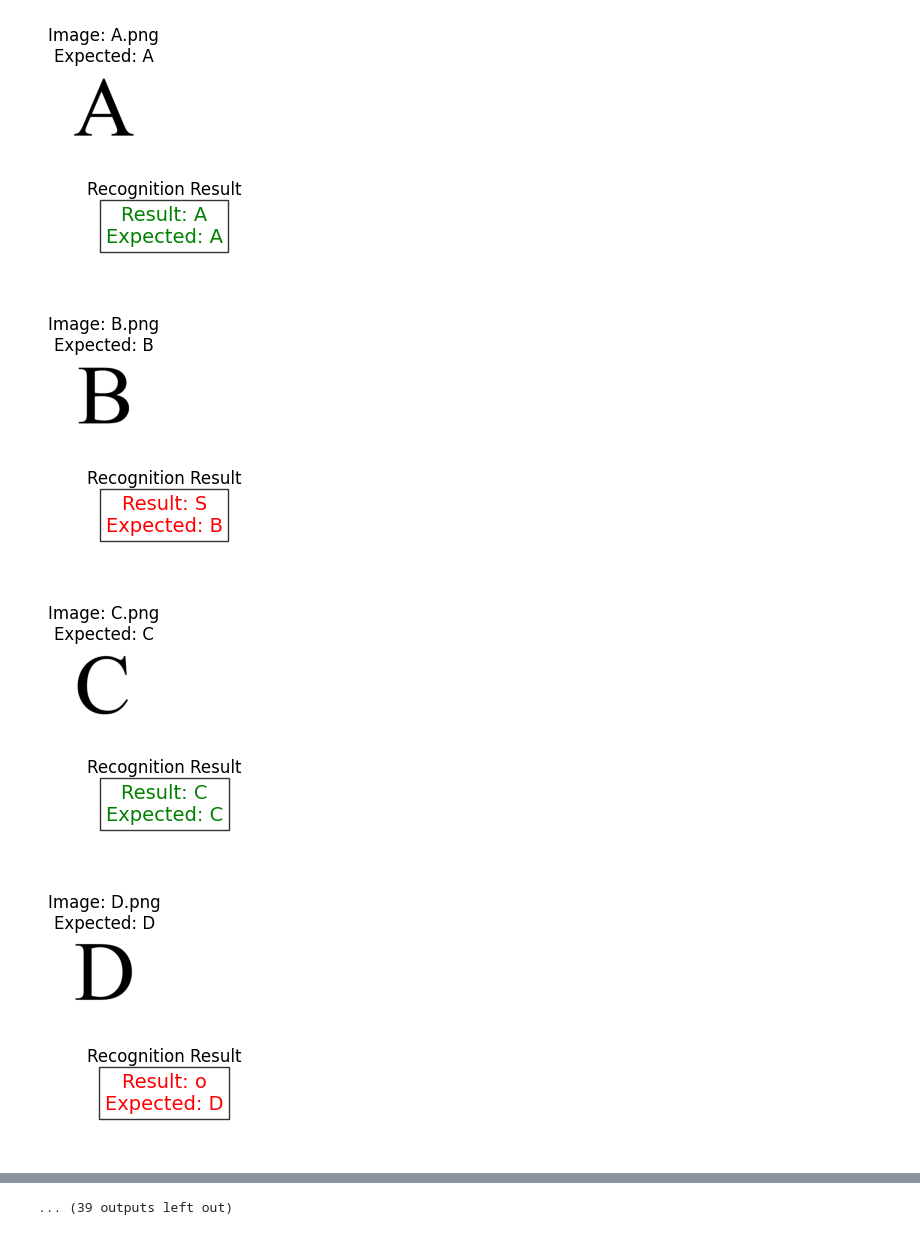
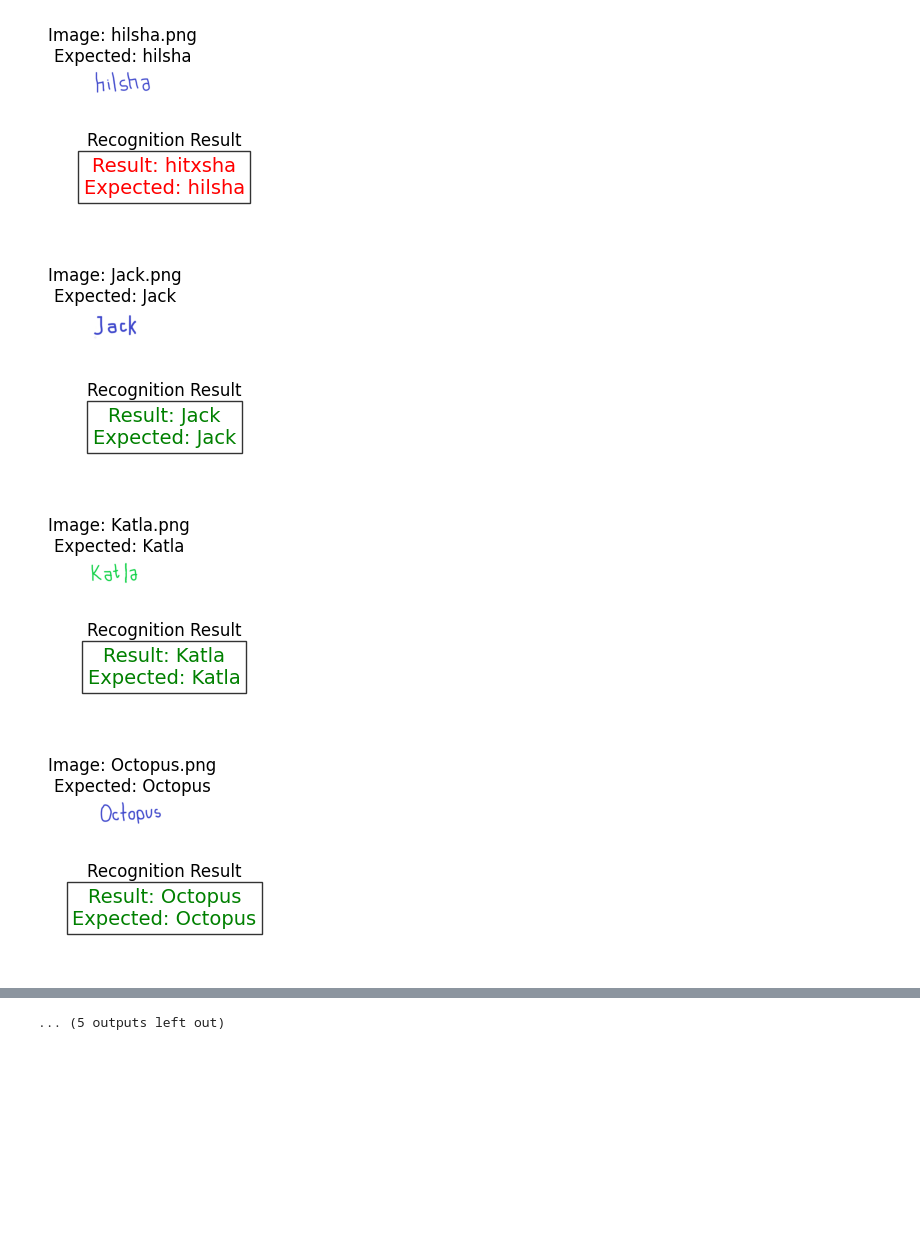
Before and after one commit to MachangDoniel/Alphabet-Detection, a Jupyter notebook: alphabet_detection.ipynb, the cells around one changed output, grey strips where cells are left out. Cells and saved outputs as stored; diff of their text form; code cells hidden in the pictures; blank space fills up the shorter version.

Commit message:
detected hand-written words with high accuracy

```diff
--- a/alphabet_detection.ipynb
+++ b/alphabet_detection.ipynb
@@ -87,15 +85,14 @@ template_dirs = ['datasets/templates/small', 'datasets/templates/capital']
 # Preprocess the template images
 preprocessed_templates = preprocess_templates(template_dirs)
 # %%
-# Function to recognize alphabets from the input image
+# recognize alphabets
 def recognize_alphabets(input_image, preprocessed_templates):
     segments = segment_image(input_image)
     recognized_alphabets = []
-    contours_images = []  # List to store the contour images for visualization
-
+    contours_images = []
     for segment in segments:
         input_processed = preprocess_image(segment)
-        contours_images.append(segment)  # Add the segment image to the contours list
+        contours_images.append(segment)
         max_match_val = -1
         recognized_alphabet = None
 
@@ -104,13 +101,12 @@ def recognize_alphabets(input_image, preprocessed_templates):
                 match_val = compare_images(input_processed, template)
                 if match_val > max_match_val:
                     max_match_val = match_val
-                    recognized_alphabet = os.path.splitext(alphabet_file)[0]  # Extract the alphabet from the filename
+                    recognized_alphabet = os.path.splitext(alphabet_file)[0]
 
         recognized_alphabets.append((recognized_alphabet, max_match_val))
 
-    return recognized_alphabets, contours_images  # Return both recognized alphabets and the contour images
+    return recognized_alphabets, contours_images
 
-# Debugging - Show the test image and combined results
 # Debugging - Show the test image and combined results
 def show_debug_images(test_image, recognized_alphabets, expected_alphabet, image_name, contours_images):
     # Display the test image with title
@@ -121,7 +117,7 @@ def show_debug_images(test_image, recognized_alphabets, expected_alphabet, image
     plt.axis('off')
     plt.show()
 
-    # Display each contour and its recognized alphabet on a separate row
+    # Display each contour and its recognized alphabet
     # num_contours = len(contours_images)
     # plt.figure(figsize=(3, 5 * num_contours))
 
@@ -143,7 +139,7 @@ def show_debug_images(test_image, recognized_alphabets, expected_alphabet, image
     # Combine recognized segments into a single string
     combined_result = ''.join([recognized_alphabet for recognized_alphabet, match_val in recognized_alphabets if recognized_alphabet is not None])
 
-    # Display combined result as a separate image
+    # Display combined result
     plt.figure(figsize=(3, 1))
     plt.text(0.5, 0.7, f"Result: {combined_result}\nExpected: {expected_alphabet}",
              fontsize=14, ha='center', va='center', color='green' if combined_result.replace(' ', '') == expected_alphabet.replace(' ', '') else 'red',
@@ -153,7 +149,6 @@ def show_debug_images(test_image, recognized_alphabets, expected_alphabet, image
     plt.show()
 
 def test_accuracy(test_dir, preprocessed_templates):
-    # Initialize counters for accuracy calculation
     total_images = 0
     correct_images = 0
 
@@ -161,47 +156,42 @@ def test_accuracy(test_dir, preprocessed_templates):
         test_image_path = os.path.join(test_dir, test_file)
         test_image = cv2.imread(test_image_path)
 
         if test_image is not None:
-            # Recognize alphabets and get the contours images
             recognized_alphabets, contours_images = recognize_alphabets(test_image, preprocessed_templates)
             expected_alphabet = os.path.splitext(test_file)[0].split('-')[0].strip()
 
-            # Check if the combined result matches the expected result
             combined_result = ''.join([recognized_alphabet for recognized_alphabet, match_val in recognized_alphabets if recognized_alphabet is not None])
 
-            # Compare ignoring spaces
             if combined_result.replace(' ', '') == expected_alphabet.replace(' ', ''):
                 correct_images += 1
 
             total_images += 1
 
-            # Show debugging images for each contour
             show_debug_images(test_image, recognized_alphabets, expected_alphabet, test_file, contours_images)
 
-    # Calculate overall accuracy
     overall_accuracy = (correct_images / total_images) * 100 if total_images > 0 else 0
 
-    # Display the overall accuracy
     plt.figure(figsize=(3, 1))
     plt.text(0.5, 0.5, f"Overall Accuracy: {overall_accuracy:.2f}%",
             fontsize=20, ha='center', va='center',
             bbox=dict(facecolor='white', alpha=0.8, edgecolor='black'))
     plt.title("Overall Accuracy")
     plt.axis('off')
     plt.show()
 
 
-# Directory containing handwritten test images
-# test_dir = 'datasets/complex-h'
+
+test_dir = 'datasets/complex-h'
 # test_dir = 'datasets/hand-written'
-test_dir = 'datasets/other-font'
+# test_dir = 'datasets/templates/capital'
+# test_dir = 'datasets/other-font'
 test_accuracy(test_dir, preprocessed_templates)
 # %% [output]
-[figure, old version]
+[figure, new version]
-[figure, old version]
+[figure, new version]
-[figure, old version]
+[figure, new version]
-[figure, old version]
+[figure, new version]
-[figure, old version]
+[figure, new version]
-[figure, old version]
+[figure, new version]
-[figure, old version]
+[figure, new version]
-[figure, old version]
+[figure, new version]
@@ -212 +202 @@ test_accuracy(test_dir, preprocessed_templates)
-... (39 outputs left out)
+... (5 outputs left out)
```
Also changed, not shown: parts of 2 cells of this notebook, 1 other file.
